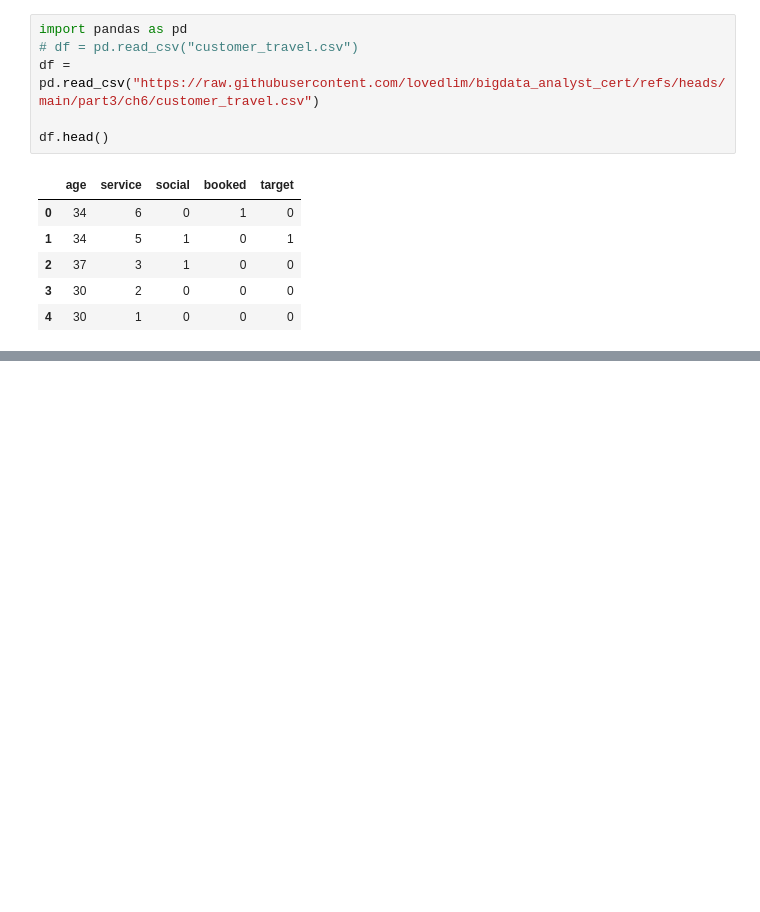
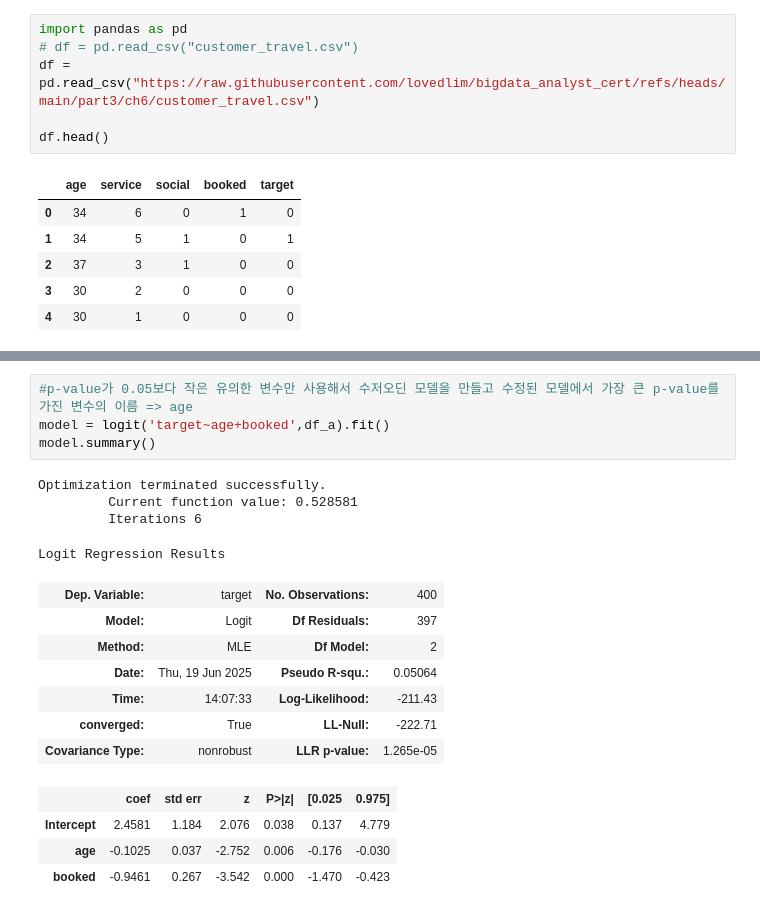
Before and after one commit to 0sun-creater/BigDataCertificationCourses, a Jupyter notebook: part3/ch6/ch6_ex_type3.ipynb, the cells around one changed output, grey strips where cells are left out. Cells and saved outputs as stored; diff of their text form; blank space fills up the shorter version.

```diff
--- a/part3/ch6/ch6_ex_type3.ipynb
+++ b/part3/ch6/ch6_ex_type3.ipynb
@@ -271,0 +374,20 @@ Optimization terminated successfully.
+# %%
+#p-value가 0.05보다 작은 유의한 변수만 사용해서 수저오딘 모델을 만들고 수정된 모델에서 가장 큰 p-value를 가진 변수의 이름 => age
+model = logit('target~age+booked',df_a).fit()
+model.summary()
+# %% [output]
+Optimization terminated successfully.
+         Current function value: 0.528581
+         Iterations 6
+Logit Regression Results
+| Dep. Variable: | target | No. Observations: | 400 |
+| Model: | Logit | Df Residuals: | 397 |
+| Method: | MLE | Df Model: | 2 |
+| Date: | Thu, 19 Jun 2025 | Pseudo R-squ.: | 0.05064 |
+| Time: | 14:07:33 | Log-Likelihood: | -211.43 |
+| converged: | True | LL-Null: | -222.71 |
+| Covariance Type: | nonrobust | LLR p-value: | 1.265e-05 |
+|  | coef | std err | z | P>|z| | [0.025 | 0.975] |
+| Intercept | 2.4581 | 1.184 | 2.076 | 0.038 | 0.137 | 4.779 |
+| age | -0.1025 | 0.037 | -2.752 | 0.006 | -0.176 | -0.030 |
+| booked | -0.9461 | 0.267 | -3.542 | 0.000 | -1.470 | -0.423 |
```
Also changed, not shown: parts of 18 cells of this notebook.
